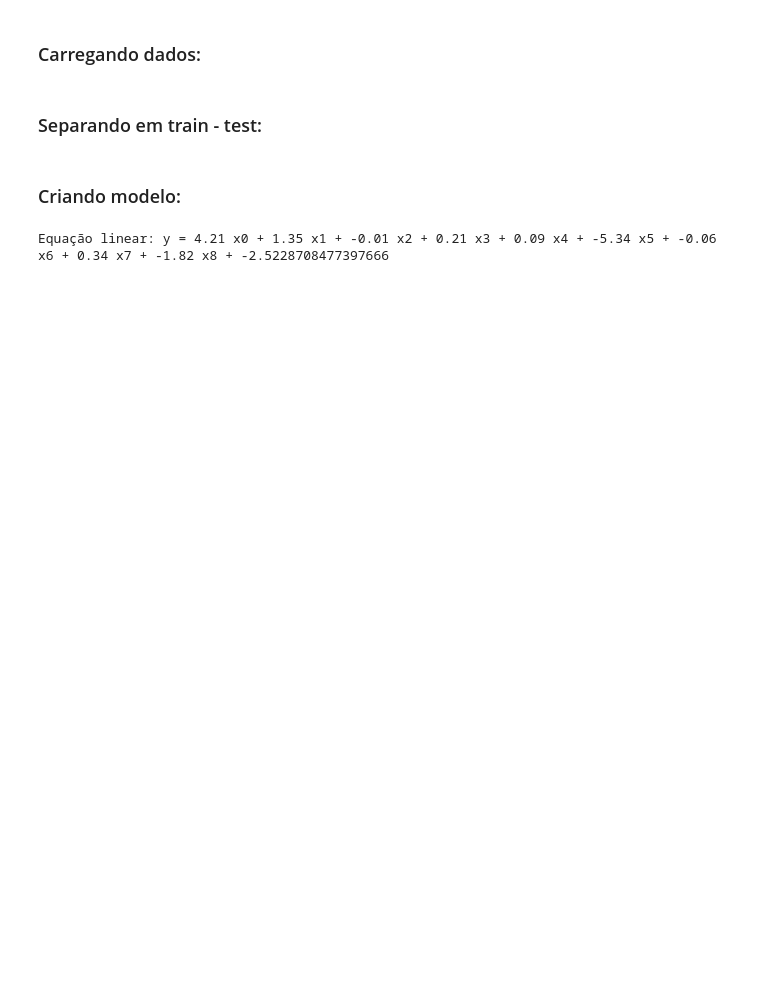
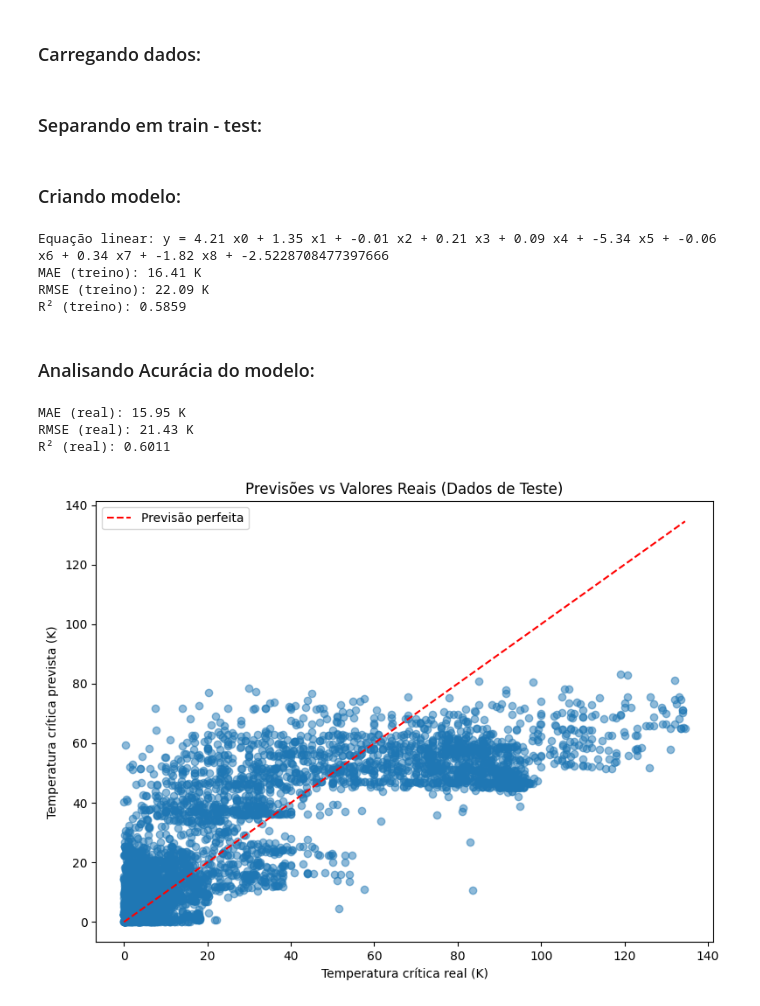
Before and after one commit to mthperera/predict-critical-temperature, a Jupyter notebook: notebooks/03_reg_multilin/fitting.ipynb, the cells around one changed output. Cells and saved outputs as stored; diff of their text form; code cells hidden in the pictures; blank space fills up the shorter version.

Commit message:
Testando Acurácia (Reg. Multi-Lin) As métricas MAE e RMSE também foram ajustadas ao voltar a temperatura a escala original

```diff
--- a/notebooks/03_reg_multilin/fitting.ipynb
+++ b/notebooks/03_reg_multilin/fitting.ipynb
@@ -42,6 +42,7 @@ valence_array_train, valence_array_test = train_test_split(valence_array, test_s
 ### Criando modelo:
 # %%
 from sklearn.linear_model import LinearRegression
+from sklearn.metrics import mean_absolute_error, mean_squared_error, r2_score
 import numpy as np
 
 modelo = LinearRegression()
@@ -61,5 +62,68 @@ for i, coef in enumerate(modelo.coef_):
 string_equation += f"{modelo.intercept_}"
 
 print(string_equation)
+
+# Analisando métricas de correlação:
+y_pred_train = modelo.predict(X_train)
+
+# Reverte a transformação (raiz quadrada) → escala real (Kelvin):
+y_real_train = crit_temp_array_train ** 2
+y_pred_train = y_pred ** 2
+
+# Calcula as métricas na escala original:
+mae = mean_absolute_error(y_real_train, y_pred_train)
+rmse = np.sqrt(mean_squared_error(y_real_train, y_pred_train))
+r2 = r2_score(y_real_train, y_pred_train)
+
+print(f"MAE (treino): {mae:.2f} K")
+print(f"RMSE (treino): {rmse:.2f} K")
+print(f"R² (treino): {r2:.4f}")
 # %% [output]
 Equação linear: y = 4.21 x0 + 1.35 x1 + -0.01 x2 + 0.21 x3 + 0.09 x4 + -5.34 x5 + -0.06 x6 + 0.34 x7 + -1.82 x8 + -2.5228708477397666
+MAE (treino): 16.41 K
+RMSE (treino): 22.09 K
+R² (treino): 0.5859
+# %% [markdown]
+### Analisando Acurácia do modelo:
+# %%
+import matplotlib.pyplot as plt
+
+X_test = np.column_stack(
+    [n_element_array_test, atomic_mass_array_test, fie_array_test, atom_radius_array_test, density_array_test,
+     elec_aff_array_test, fusion_heat_array_test, thermal_cond_array_test, valence_array_test]
+)
+
+# Analisando métricas de correlação::
+y_pred_test = modelo.predict(X_test)
+
+# Reverte a transformação (raiz quadrada) → escala real (Kelvin):
+y_real_test = crit_temp_array_test ** 2
+y_pred_test = y_pred_test ** 2
+
+# Calcula as métricas na escala Kelvin:
+mae_test = mean_absolute_error(y_real_test, y_pred_test)
+rmse_test = np.sqrt(mean_squared_error(y_real_test, y_pred_test))
+r2_test = r2_score(y_real_test, y_pred_test)
+
+print(f"MAE (real): {mae_test:.2f} K")
+print(f"RMSE (real): {rmse_test:.2f} K")
+print(f"R² (real): {r2_test:.4f}")
+
+# Plotando gráfico de comparação:
+plt.figure(figsize=(8, 6))
+plt.scatter(y_real_test, y_pred_test, alpha=0.5)
+plt.plot([y_real_test.min(), y_real_test.max()],
+         [y_real_test.min(), y_real_test.max()],
+         color='red', linestyle='--', label='Previsão perfeita')
+
+plt.xlabel("Temperatura crítica real (K)")
+plt.ylabel("Temperatura crítica prevista (K)")
+plt.title("Previsões vs Valores Reais (Dados de Teste)")
+plt.legend()
+plt.tight_layout()
+plt.show()
+# %% [output]
+MAE (real): 15.95 K
+RMSE (real): 21.43 K
+R² (real): 0.6011
+[figure, added]
```
Also changed, not shown: 1 other file.
